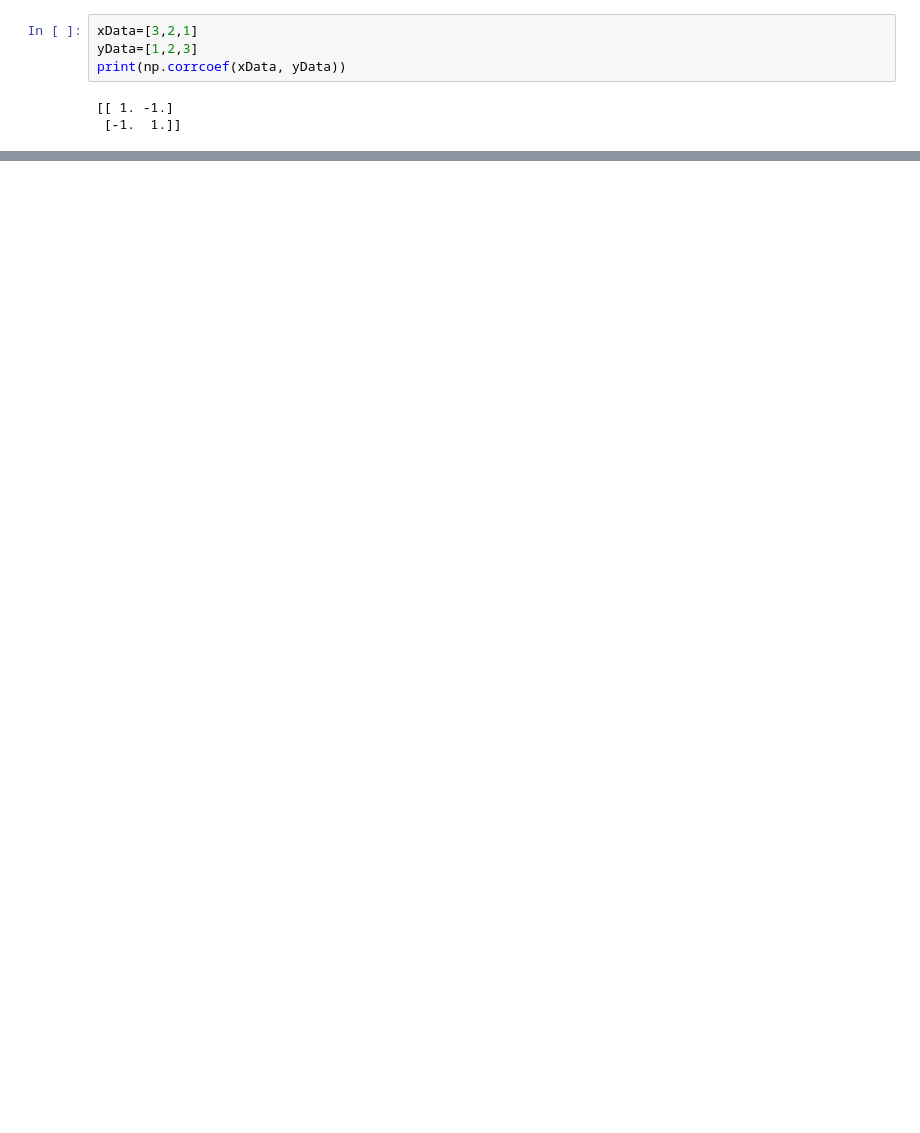
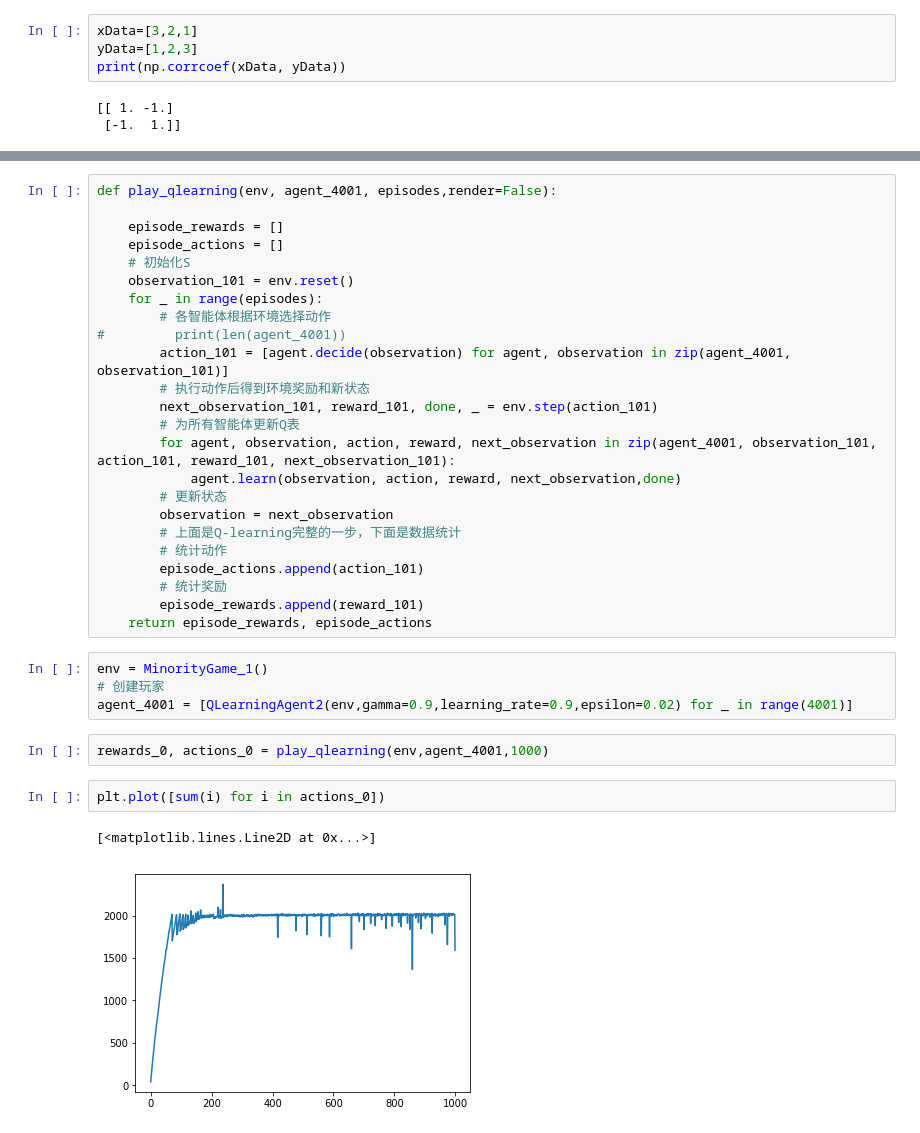
Before and after one commit to cjcslhp/MG_Qlearning, a Jupyter notebook: 1. 调整gamma对比.ipynb, the cells around one changed output, grey strips where cells are left out. Drawn from its saved outputs; the diff is of its cells as text; blank space fills up the shorter version.

```diff
--- a/1. 调整gamma对比.ipynb
+++ b/1. 调整gamma对比.ipynb
@@ -678,0 +735,35 @@ print(np.corrcoef(xData, yData))
+# %%
+def play_qlearning(env, agent_4001, episodes,render=False):
+
+    episode_rewards = []
+    episode_actions = []
+    # 初始化S
+    observation_101 = env.reset()
+    for _ in range(episodes):
+        # 各智能体根据环境选择动作
+#         print(len(agent_4001))
+        action_101 = [agent.decide(observation) for agent, observation in zip(agent_4001, observation_101)]
+        # 执行动作后得到环境奖励和新状态
+        next_observation_101, reward_101, done, _ = env.step(action_101)
+        # 为所有智能体更新Q表
+        for agent, observation, action, reward, next_observation in zip(agent_4001, observation_101, action_101, reward_101, next_observation_101):
+            agent.learn(observation, action, reward, next_observation,done)
+        # 更新状态
+        observation = next_observation
+        # 上面是Q-learning完整的一步，下面是数据统计
+        # 统计动作
+        episode_actions.append(action_101)
+        # 统计奖励
+        episode_rewards.append(reward_101)
+    return episode_rewards, episode_actions
+# %%
+env = MinorityGame_1()
+# 创建玩家
+agent_4001 = [QLearningAgent2(env,gamma=0.9,learning_rate=0.9,epsilon=0.02) for _ in range(4001)]
+# %%
+rewards_0, actions_0 = play_qlearning(env,agent_4001,1000)
+# %%
+plt.plot([sum(i) for i in actions_0])
+# %% [output]
+[<matplotlib.lines.Line2D at 0x...>]
+[figure, added]
```
Also changed, not shown: parts of 22 cells of this notebook.
